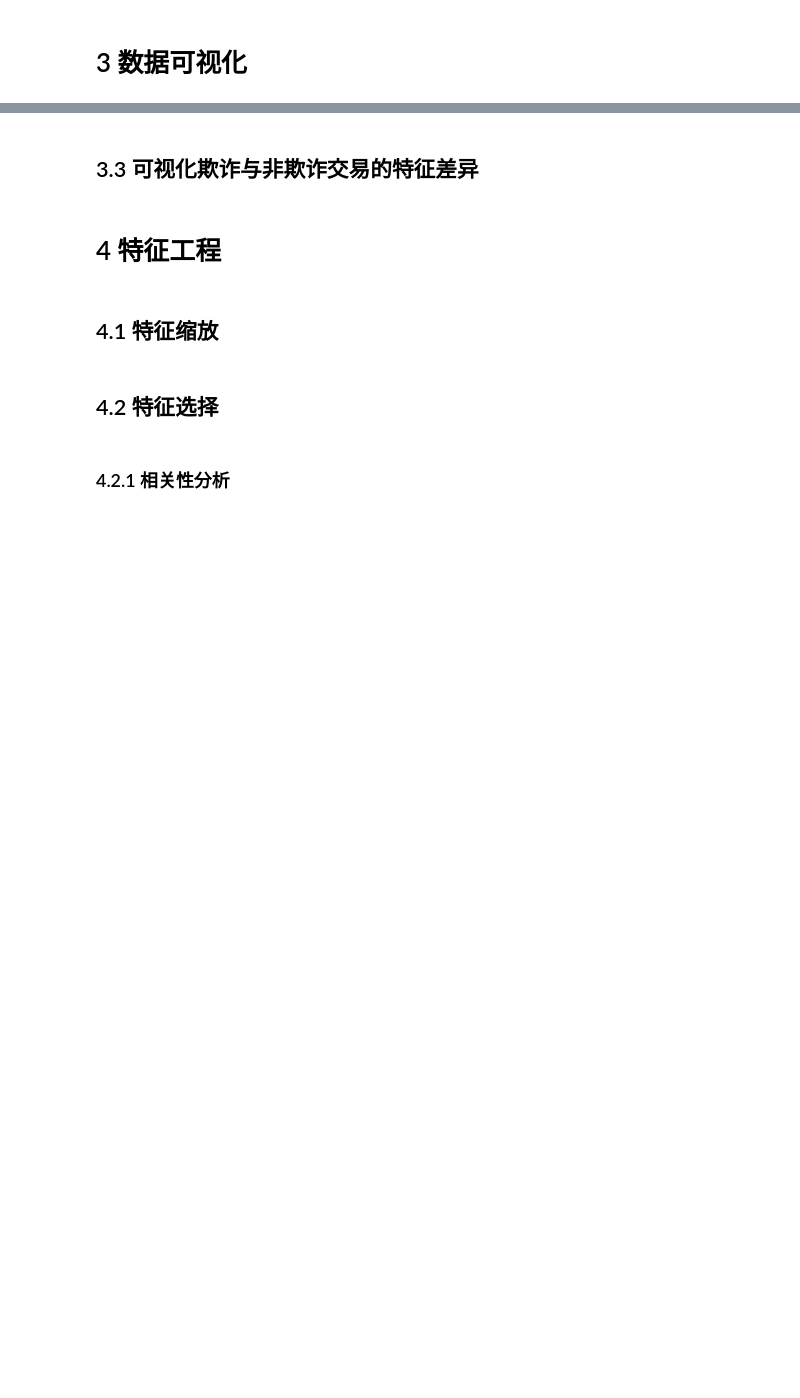
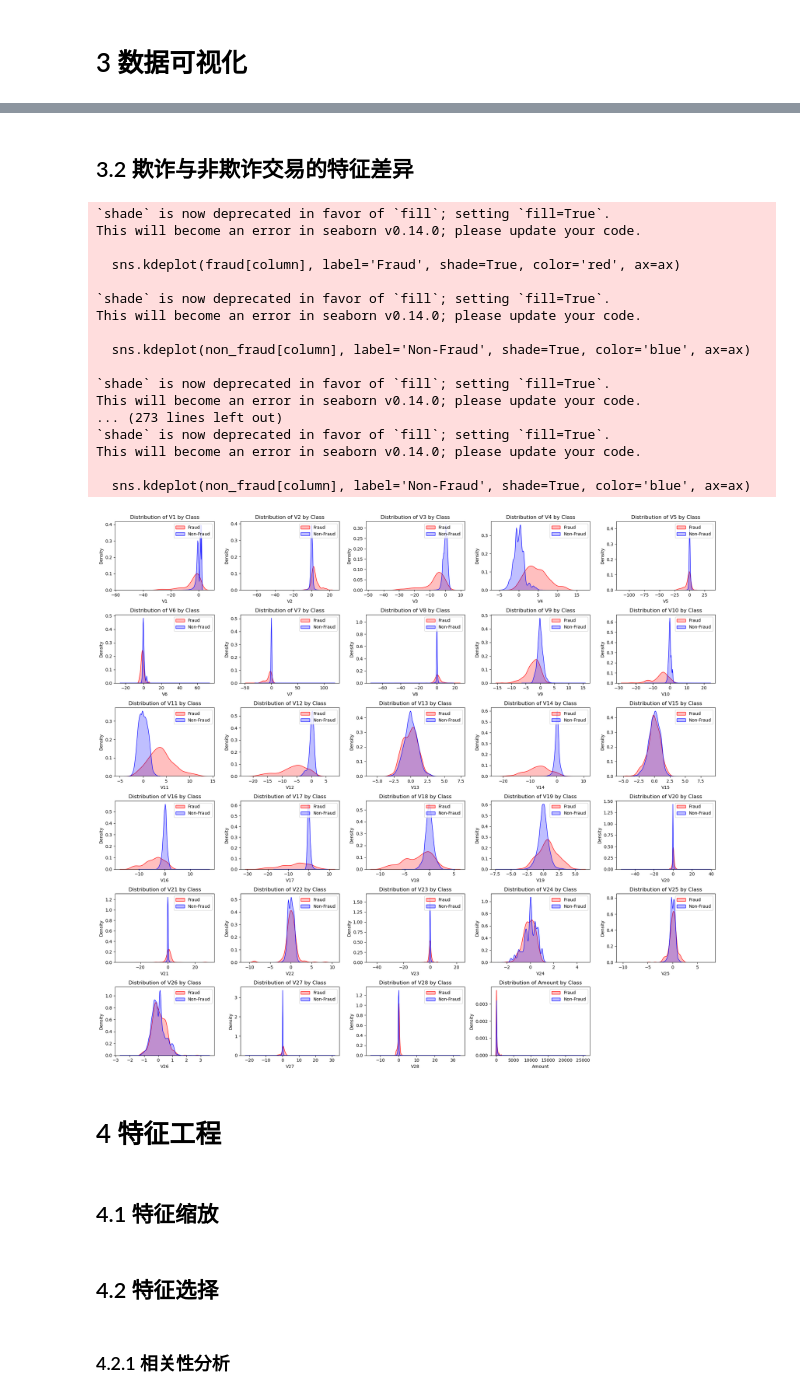
Before and after one commit to PinmogeJoshua/CreditCardFraudDetection, a Jupyter notebook: ccfd.ipynb, the cells around one changed output, grey strips where cells are left out. Cells and saved outputs as stored; diff of their text form; code cells hidden in the pictures; blank space fills up the shorter version.

```diff
--- a/ccfd.ipynb
+++ b/ccfd.ipynb
@@ -87,19 +164,0 @@ model.fit(X, y)
-# %%
-# 绘制直方图
-for column in data.columns:
-    if column != 'Class':  # 排除目标变量
-        plt.figure(figsize=(8, 4))
-        sns.histplot(data[column], bins=50, kde=True)
-        plt.title(f'Distribution of {column}')
-        plt.xlabel(column)
-        plt.ylabel('Frequency')
-        plt.show()
-
-# 绘制箱线图
-for column in data.columns:
-    if column != 'Class':  # 排除目标变量
-        plt.figure(figsize=(8, 4))
-        sns.boxplot(x=data[column])
-        plt.title(f'Boxplot of {column}')
-        plt.xlabel(column)
-        plt.show()
@@ -117,2 +176,2 @@ plt.show()
 # %% [markdown]
-## 3.3 可视化欺诈与非欺诈交易的特征差异
+## 3.2 欺诈与非欺诈交易的特征差异
@@ -119,19 +182,47 @@ plt.show()
 # %%
-# 按目标变量分组
-fraud = data[data['Class'] == 1]
-non_fraud = data[data['Class'] == 0]
+# 设置图形大小
+num_features = len(data.columns) - 1  # 排除目标变量
+cols = 5  # 每行显示的图表数量
+rows = (num_features + cols - 1) // cols  # 计算行数
 
-# 绘制特征分布对比
-for column in data.columns:
+fig, axes = plt.subplots(rows, cols, figsize=(cols * 4, rows * 3))  # 设置子图网格
+axes = axes.flatten()  # 将子图对象展平，方便迭代
+
+for i, column in enumerate(data.columns):
     if column != 'Class':  # 排除目标变量
-        plt.figure(figsize=(8, 4))
-        sns.kdeplot(fraud[column], label='Fraud', shade=True, color='red')
-        sns.kdeplot(non_fraud[column], label='Non-Fraud', shade=True, color='blue')
-        plt.title(f'Distribution of {column} by Class')
-        plt.xlabel(column)
-        plt.ylabel('Density')
-        plt.legend()
-        plt.show()
+        ax = axes[i]
+        sns.kdeplot(fraud[column], label='Fraud', shade=True, color='red', ax=ax)
+        sns.kdeplot(non_fraud[column], label='Non-Fraud', shade=True, color='blue', ax=ax)
+        ax.set_title(f'Distribution of {column} by Class')
+        ax.set_xlabel(column)
+        ax.set_ylabel('Density')
+        ax.legend()
+
+# 如果子图数量多于特征数量，隐藏多余的子图
+for i in range(num_features, len(axes)):
+    axes[i].set_visible(False)
+
+plt.tight_layout()  # 自动调整子图间距
+plt.show()
+# %% [output]
+`shade` is now deprecated in favor of `fill`; setting `fill=True`.
+This will become an error in seaborn v0.14.0; please update your code.
+
+  sns.kdeplot(fraud[column], label='Fraud', shade=True, color='red', ax=ax)
+
+`shade` is now deprecated in favor of `fill`; setting `fill=True`.
+This will become an error in seaborn v0.14.0; please update your code.
+
+  sns.kdeplot(non_fraud[column], label='Non-Fraud', shade=True, color='blue', ax=ax)
+
+`shade` is now deprecated in favor of `fill`; setting `fill=True`.
+This will become an error in seaborn v0.14.0; please update your code.
+... (273 lines left out)
+`shade` is now deprecated in favor of `fill`; setting `fill=True`.
+This will become an error in seaborn v0.14.0; please update your code.
+
+  sns.kdeplot(non_fraud[column], label='Non-Fraud', shade=True, color='blue', ax=ax)
+[figure, added]
 # %% [markdown]
 # 4 特征工程
 # %% [markdown]
```
Also changed, not shown: parts of 20 cells of this notebook.
